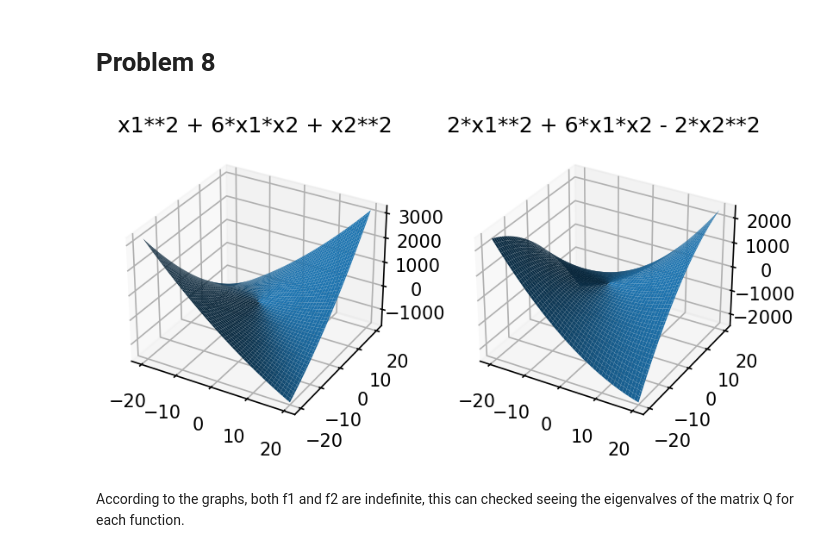
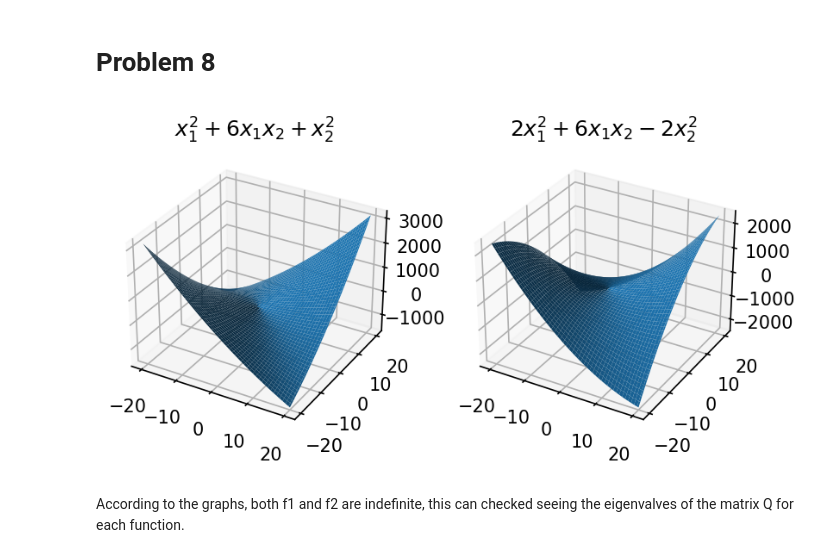
Before and after one commit to lufgarciaar/num_analysis_exercises, a Jupyter notebook: numeric_analysis_exercises/cap2_linear_algebra_review.ipynb, the cells around one changed output. Cells and saved outputs as stored; diff of their text form; code cells hidden in the pictures.

Commit message:
cap3_example 7 plot

```diff
--- a/numeric_analysis_exercises/cap2_linear_algebra_review.ipynb
+++ b/numeric_analysis_exercises/cap2_linear_algebra_review.ipynb
@@ -163,21 +225,21 @@ f_vals_2 = lam_f2(x_vals, y_vals)
 # %%
 
 fig, ax = plt.subplots(1, 2, subplot_kw={"projection": "3d"})
 ax[0].plot_surface(x_vals, y_vals, f_vals_1)
-ax[0].set_title(f1)
+ax[0].set_title('$x_1^2 + 6x_1 x_2 + x_2^2$')
 
 ax[1].plot_surface(x_vals, y_vals, f_vals_2)
-ax[1].set_title(f2)
+ax[1].set_title('$2x_1^2 + 6x_1 x_2 - 2x_2^2$')
 
 fig_dpi = 150
 fig_width = 16.2/2.54
 fig_height = 18.6/2.54
 
 fig.dpi=fig_dpi
 fig.set_size_inches((fig_width,fig_height))
 plt.show()
 # %% [output]
-[figure, old version]
+[figure, new version]
 # %% [markdown]
 According to the graphs, both f1 and f2 are indefinite, this can checked seeing the eigenvalves of the matrix Q for each function.
 # %%
```
Also changed, not shown: parts of 14 cells of this notebook, 2 other files.
